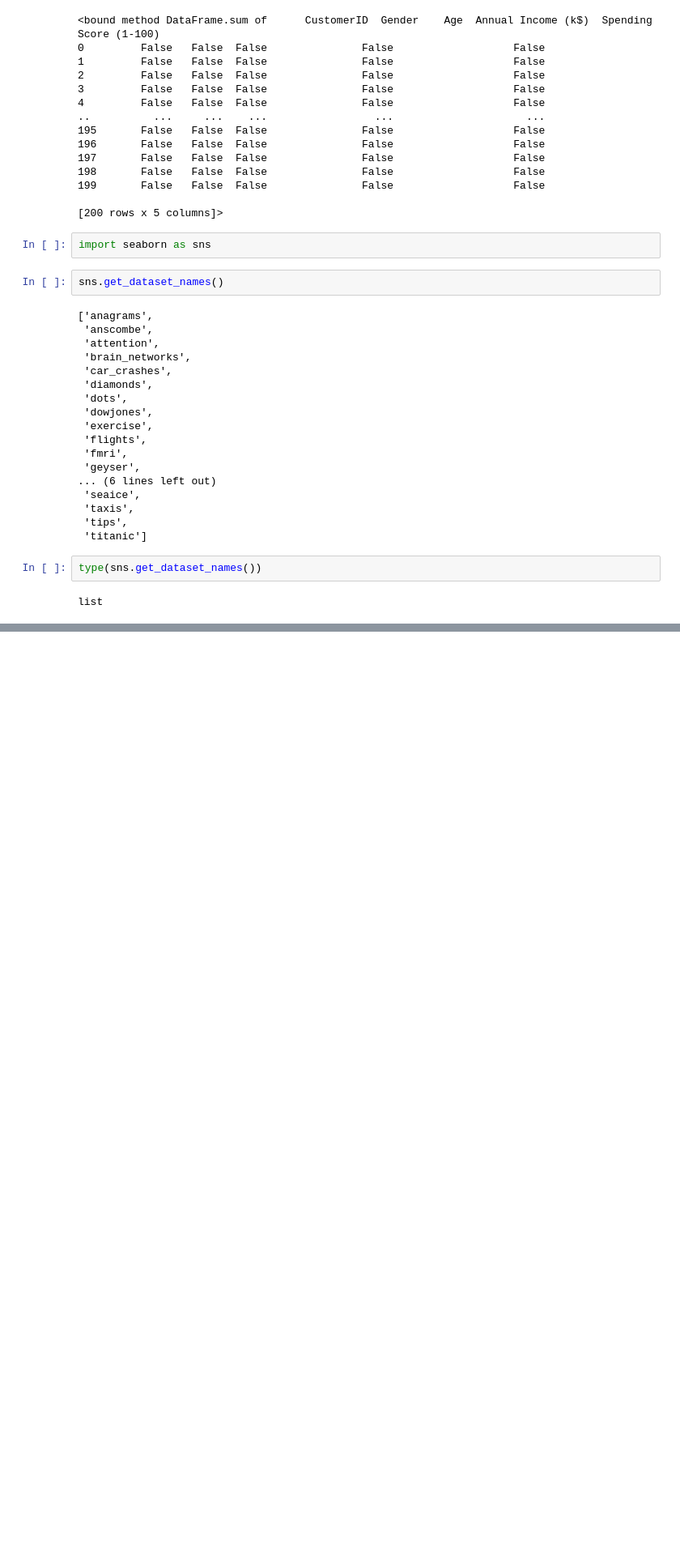
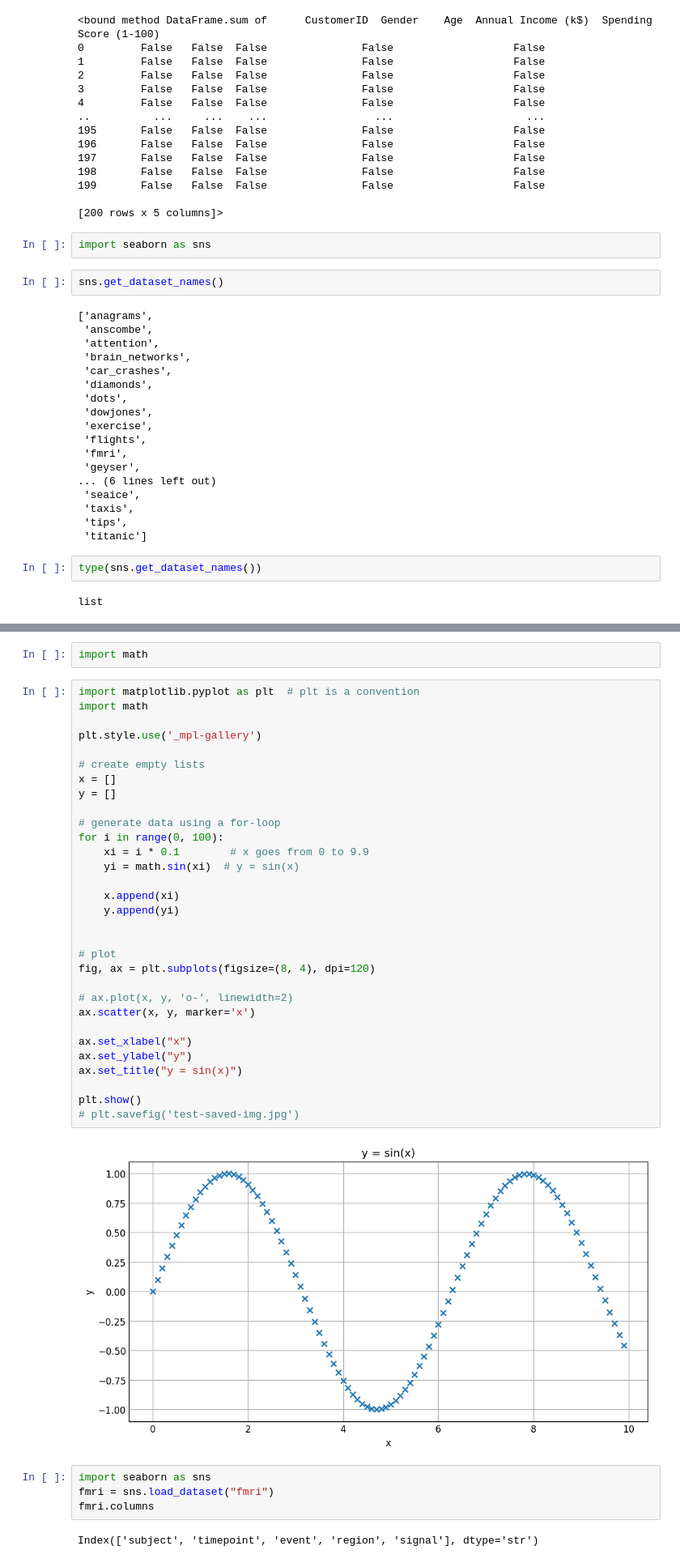
Before and after one commit to sabrina-corona-94/big-data-applications-02.02.26, a Jupyter notebook: jupyter_notebooks/.ipynb, the cells around one changed output, grey strips where cells are left out. Shown at 81% size. Drawn from its saved outputs; the diff is of its cells as text; blank space fills up the shorter version.

```diff
--- a/jupyter_notebooks/.ipynb
+++ b/jupyter_notebooks/.ipynb
@@ -348,0 +366,41 @@ print (F"seborn python library contains {len(set(sns.get_dataset_names))}")
+# %%
+import math
+# %%
+import matplotlib.pyplot as plt  # plt is a convention
+import math
+
+plt.style.use('_mpl-gallery')
+
+# create empty lists
+x = []
+y = []
+
+# generate data using a for-loop
+for i in range(0, 100):
+    xi = i * 0.1        # x goes from 0 to 9.9
+    yi = math.sin(xi)  # y = sin(x)
+
+    x.append(xi)
+    y.append(yi)
+
+
+# plot
+fig, ax = plt.subplots(figsize=(8, 4), dpi=120)
+
+# ax.plot(x, y, 'o-', linewidth=2)
+ax.scatter(x, y, marker='x')
+
+ax.set_xlabel("x")
+ax.set_ylabel("y")
+ax.set_title("y = sin(x)")
+
+plt.show()
+# plt.savefig('test-saved-img.jpg')
+# %% [output]
+[figure, added]
+# %%
+import seaborn as sns
+fmri = sns.load_dataset("fmri")
+fmri.columns
+# %% [output]
+Index(['subject', 'timepoint', 'event', 'region', 'signal'], dtype='str')
```
Also changed, not shown: parts of 45 cells of this notebook.
